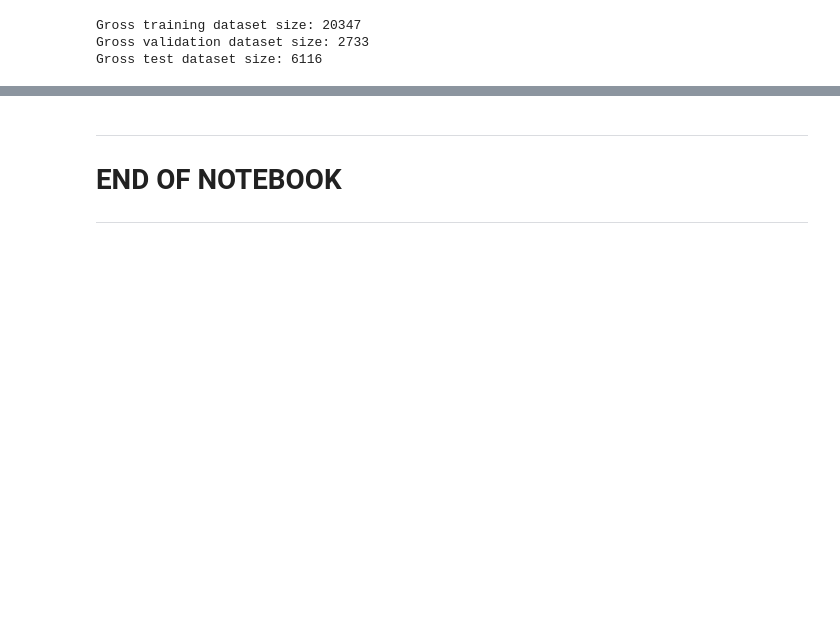
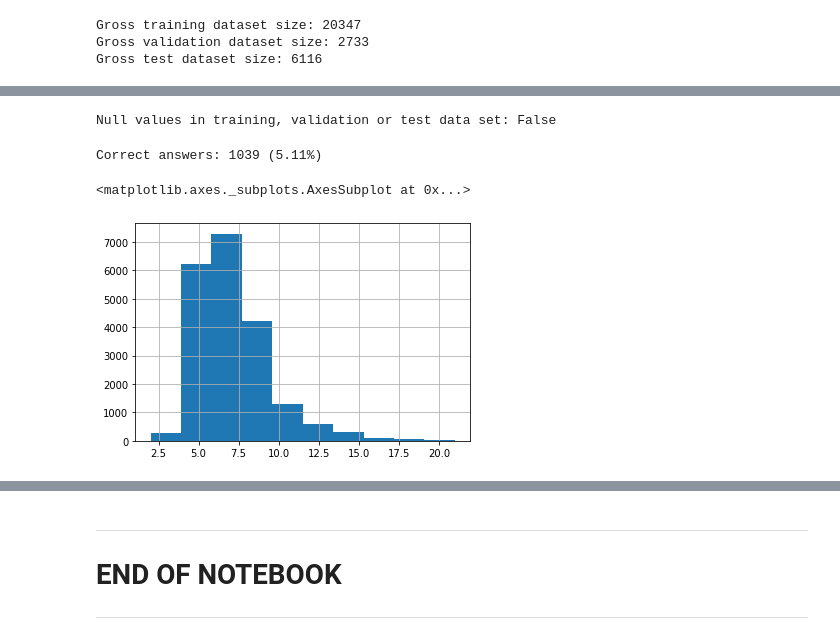
Before and after one commit to benschlup/csck507_team_a, a Jupyter notebook: CSCK507_Team_A_WikiQA_Data_Analysis.ipynb, the cells around one changed output, grey strips where cells are left out. Drawn from its saved outputs; the diff is of its cells as text; code cells hidden in the pictures; blank space fills up the shorter version.

```diff
--- a/CSCK507_Team_A_WikiQA_Data_Analysis.ipynb
+++ b/CSCK507_Team_A_WikiQA_Data_Analysis.ipynb
@@ -83,16 +63,0 @@ for df in [train_df, val_df, test_df]:
-# %%
-# Remove q/a pairs depending on configuration of the notebook
-if not train_with_invalid_answers:
-    train_df = train_df[train_df['Label'] == 1]
-if not validate_with_invalid_answers:
-    val_df = val_df[val_df['Label'] == 1]
-if not test_questions_without_valid_answers:
-    test_df = test_df[test_df['Label'] == 1]
-# %%
-# Remove duplicate questions in case configured to do so
-if not train_with_duplicate_questions:
-    train_df.drop_duplicates(subset=['Question'], inplace=True)
-if not validate_with_duplicate_questions:
-    validate_df.drop_duplicates(subset=['Question'], inplace=True)
-if not test_with_duplicate_questions:
-    test_df.drop_duplicates(subset=['Question'], inplace=True)
@@ -170,0 +97,18 @@ Decoder output data shape: (2181, 52, 6001)
+# %%
+# Check if there are any unavailable values
+print('Null values in training, validation or test data set:', train_df.isnull().values.any() | val_df.isnull().values.any() | test_df.isnull().values.any())
+# %% [output]
+Null values in training, validation or test data set: False
+# %%
+# Check how many rows actually contain correct answers (label==1): we only have 1039 correct answers -> probably too limited for open domain training if only using these for training
+correct_answers = sum(train_df['Label']==1)
+total_answers = len(train_df.index)
+print(f'Correct answers: {correct_answers} ({correct_answers*100/total_answers:.2f}%)')
+# %% [output]
+Correct answers: 1039 (5.11%)
+# %%
+# Look at average question length in words: long tail above 10 words
+train_df['Question'].str.split().map(lambda x: len(x)).hist()
+# %% [output]
+<matplotlib.axes._subplots.AxesSubplot at 0x...>
+[figure, added]
```
Also changed, not shown: parts of 15 cells of this notebook.
